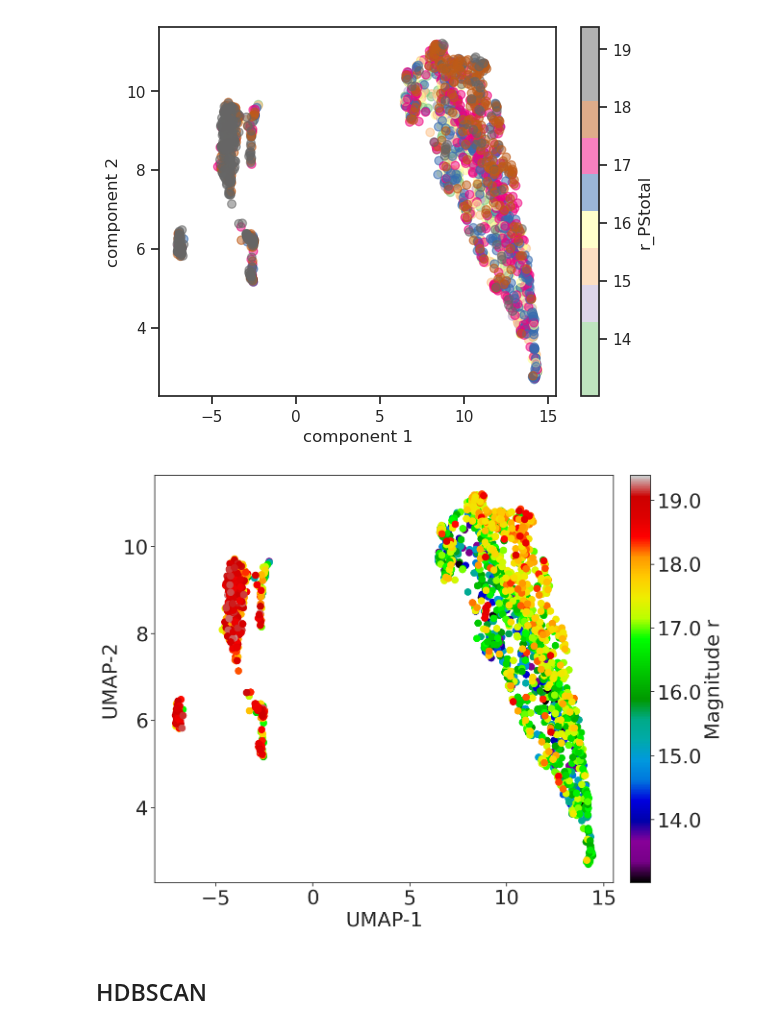
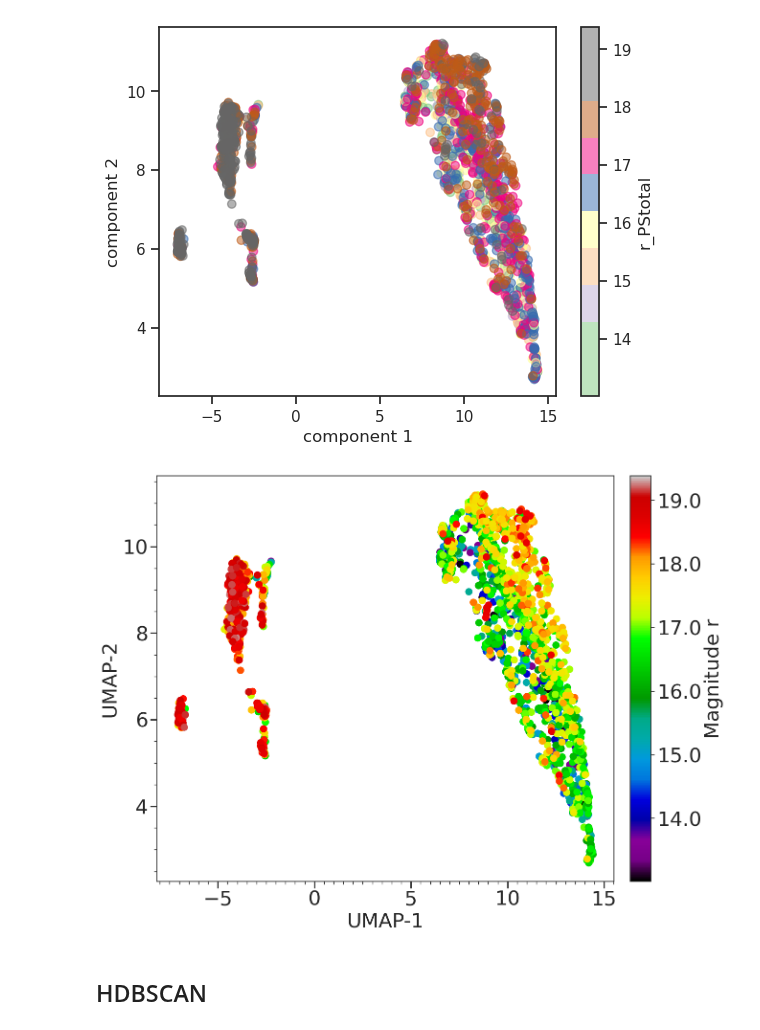
Before and after one commit to AngelGSoto/halpha-splusdr4, a Jupyter notebook: notebooks/ML-Halpha-wise.ipynb, the cells around one changed output. Drawn from its saved outputs; the diff is of its cells as text; code cells hidden in the pictures.

```diff
--- a/notebooks/ML-Halpha-wise.ipynb
+++ b/notebooks/ML-Halpha-wise.ipynb
@@ -138,7 +138,8 @@ max_allowed_e_Wmag = 0.5  # Example threshold value
 
 # Apply the threshold to filter the dataset
 
-m_err_wise = (combined_df["e_W1mag"] <= max_allowed_e_Wmag) & (combined_df["e_W2mag"] <= max_allowed_e_Wmag)
+m_err_wise = (combined_df["e_W1mag"] <= max_allowed_e_Wmag) & \
+              (combined_df["e_W2mag"] <= max_allowed_e_Wmag)
 
 
 mask_total = (m_err_splus & m_err_wise)
@@ -397,25 +398,33 @@ plt.show()
 # %% [output]
 [figure]
 # %%
+from matplotlib.ticker import MultipleLocator, NullFormatter
+
 # Plotting
 with sns.axes_style("ticks"):
     fig, ax = plt.subplots(figsize=(15, 11))
     plt.xlabel("UMAP-1", fontsize=30)
     plt.ylabel("UMAP-2", fontsize=30)
-    plt.tick_params(axis='x', labelsize=30)
-    plt.tick_params(axis='y', labelsize=30)
+    plt.tick_params(axis='x', labelsize=30, width=2, length=10)  # Adjusting width of tick marks
+    plt.tick_params(axis='y', labelsize=30, width=2, length=10)  # Adjusting width of tick marks
 
     # Create a scatter plot
     sc = ax.scatter(umap_df["PC1"], umap_df["PC2"], c=df_cleanErr["r_PStotal"], cmap="nipy_spectral", s=100)
+
+    # Add minor tick locators without showing the minor ticks
+    ax.xaxis.set_minor_locator(MultipleLocator(0.5))
+    ax.yaxis.set_minor_locator(MultipleLocator(0.5))
+    ax.xaxis.set_minor_formatter(NullFormatter())
+    ax.yaxis.set_minor_formatter(NullFormatter())
 
     # Add a colorbar with improved visibility
     cbar = plt.colorbar(sc, ax=ax, orientation='vertical', pad=0.03, format='%.1f')
     cbar.set_label("Magnitude r", fontsize=30)  # Provide a label for the colorbar
     cbar.ax.tick_params(labelsize=30)  # Adjust the size of the tick labels
 
 plt.savefig("../Figs/umap_splus_wise.pdf")
 # %% [output]
-[figure, old version]
+[figure, new version]
 # %% [markdown]
 ## HDBSCAN
 # %% [markdown]
```
Also changed, not shown: parts of 8 cells of this notebook, 10 other files.
